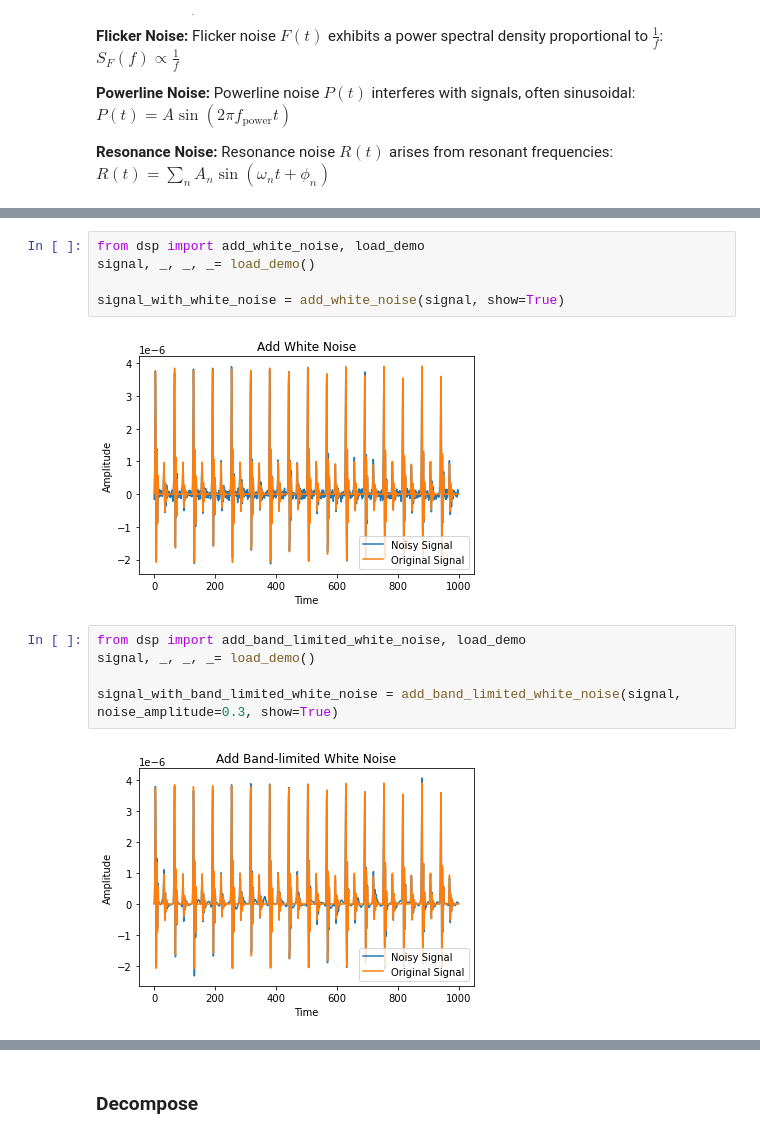
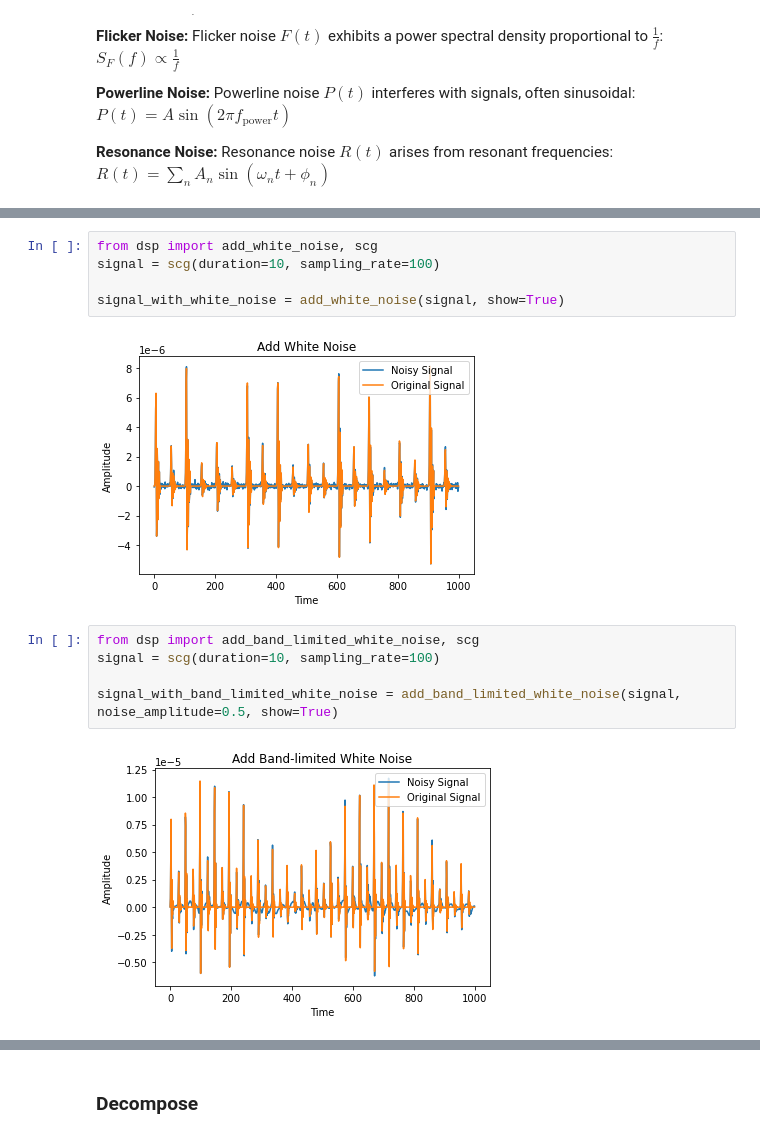
Before and after one commit to A-Big-Tortoise/NRSR_Tutorial, a Jupyter notebook: Tutorial.ipynb, the cells around one changed output, grey strips where cells are left out. Cells and saved outputs as stored; diff of their text form.

Commit message:
Change Noise Simulator

```diff
--- a/Tutorial.ipynb
+++ b/Tutorial.ipynb
@@ -134,15 +134,15 @@ plt.show()
 # %%
-from dsp import add_white_noise, load_demo
-signal, _, _, _= load_demo()
+from dsp import add_white_noise, scg
+signal = scg(duration=10, sampling_rate=100)
 
 signal_with_white_noise = add_white_noise(signal, show=True)
 # %% [output]
-[figure, old version]
+[figure, new version]
 # %%
-from dsp import add_band_limited_white_noise, load_demo
-signal, _, _, _= load_demo()
+from dsp import add_band_limited_white_noise, scg
+signal = scg(duration=10, sampling_rate=100)
 
-signal_with_band_limited_white_noise = add_band_limited_white_noise(signal, noise_amplitude=0.3, show=True)
+signal_with_band_limited_white_noise = add_band_limited_white_noise(signal, noise_amplitude=0.5, show=True)
 # %% [output]
-[figure, old version]
+[figure, new version]
 # %%
```
Also changed, not shown: parts of 31 cells of this notebook, 1 other file.
